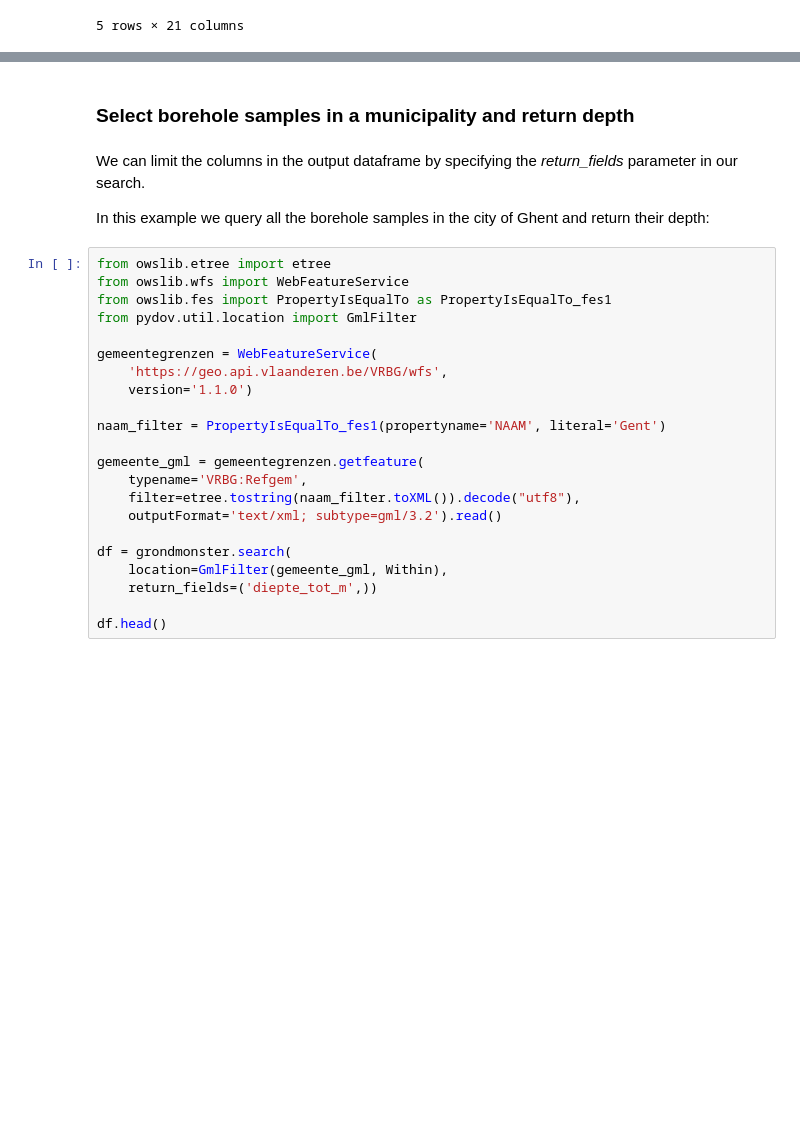
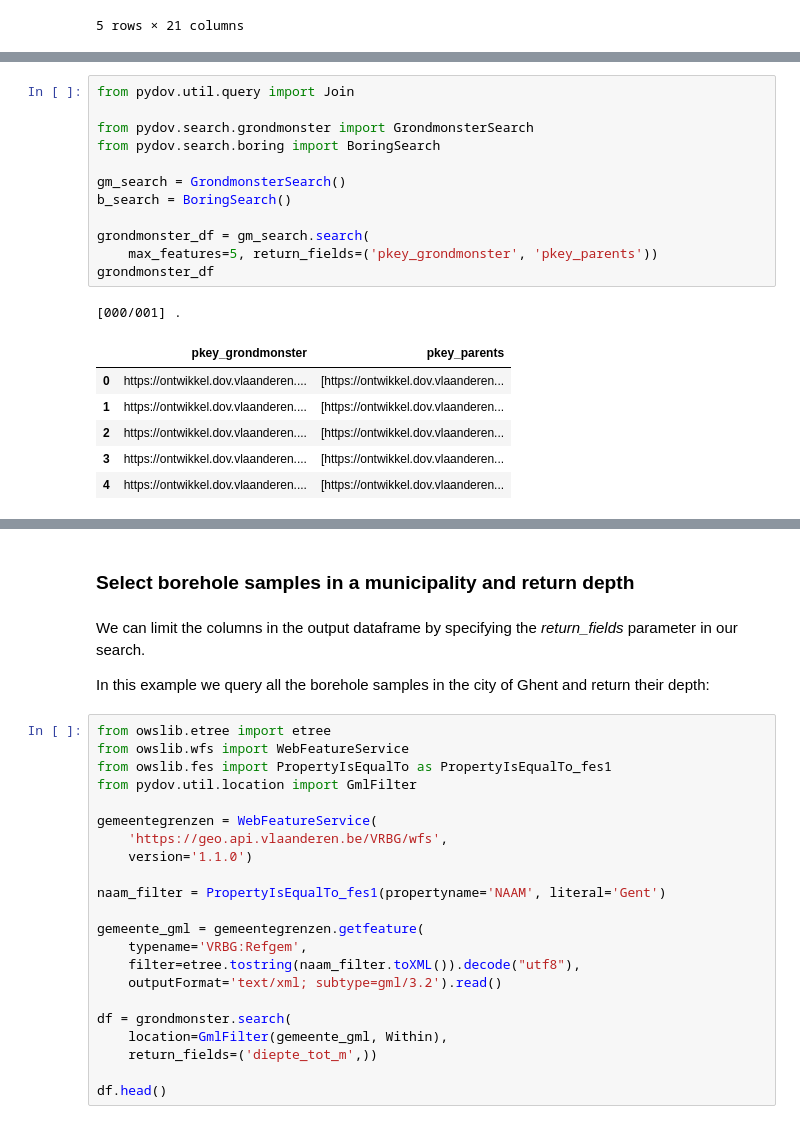
Before and after one commit to DOV-Vlaanderen/pydov, a Jupyter notebook: docs/notebooks/search_grondmonsters.ipynb, the cells around one changed output, grey strips where cells are left out. Cells and saved outputs as stored; diff of their text form; blank space fills up the shorter version.

```diff
--- a/docs/notebooks/search_grondmonsters.ipynb
+++ b/docs/notebooks/search_grondmonsters.ipynb
@@ -187,0 +196,20 @@ df.head()
+# %%
+from pydov.util.query import Join
+
+from pydov.search.grondmonster import GrondmonsterSearch
+from pydov.search.boring import BoringSearch
+
+gm_search = GrondmonsterSearch()
+b_search = BoringSearch()
+
+grondmonster_df = gm_search.search(
+    max_features=5, return_fields=('pkey_grondmonster', 'pkey_parents'))
+grondmonster_df
+# %% [output]
+[000/001] .
+|  | pkey_grondmonster | pkey_parents |
+| 0 | https://ontwikkel.dov.vlaanderen.... | [https://ontwikkel.dov.vlaanderen... |
+| 1 | https://ontwikkel.dov.vlaanderen.... | [https://ontwikkel.dov.vlaanderen... |
+| 2 | https://ontwikkel.dov.vlaanderen.... | [https://ontwikkel.dov.vlaanderen... |
+| 3 | https://ontwikkel.dov.vlaanderen.... | [https://ontwikkel.dov.vlaanderen... |
+| 4 | https://ontwikkel.dov.vlaanderen.... | [https://ontwikkel.dov.vlaanderen... |
```
Also changed, not shown: parts of 5 cells of this notebook.
